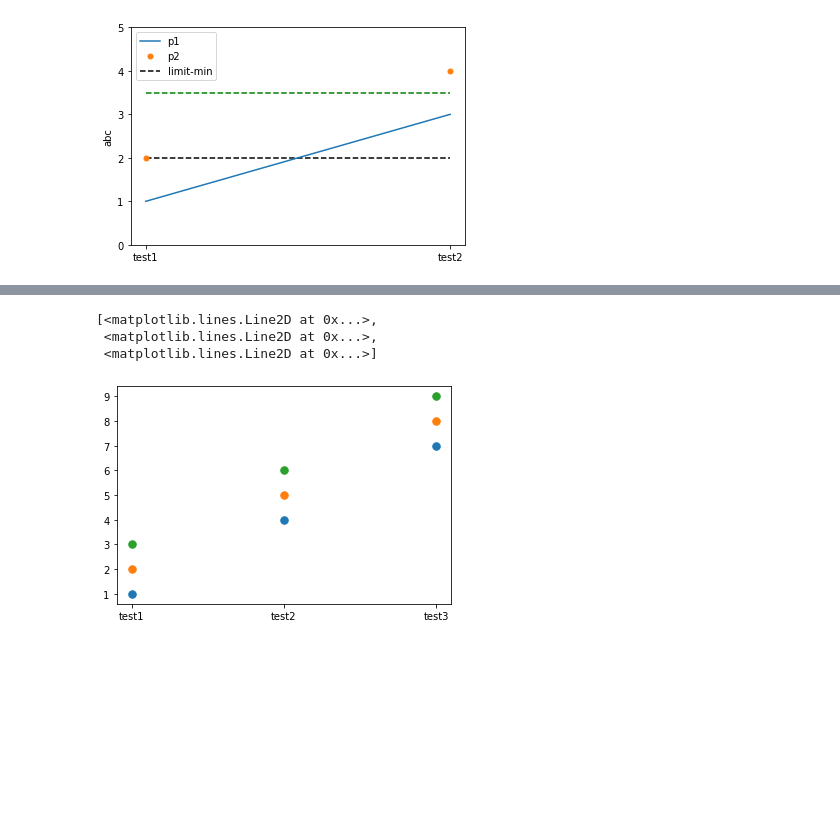
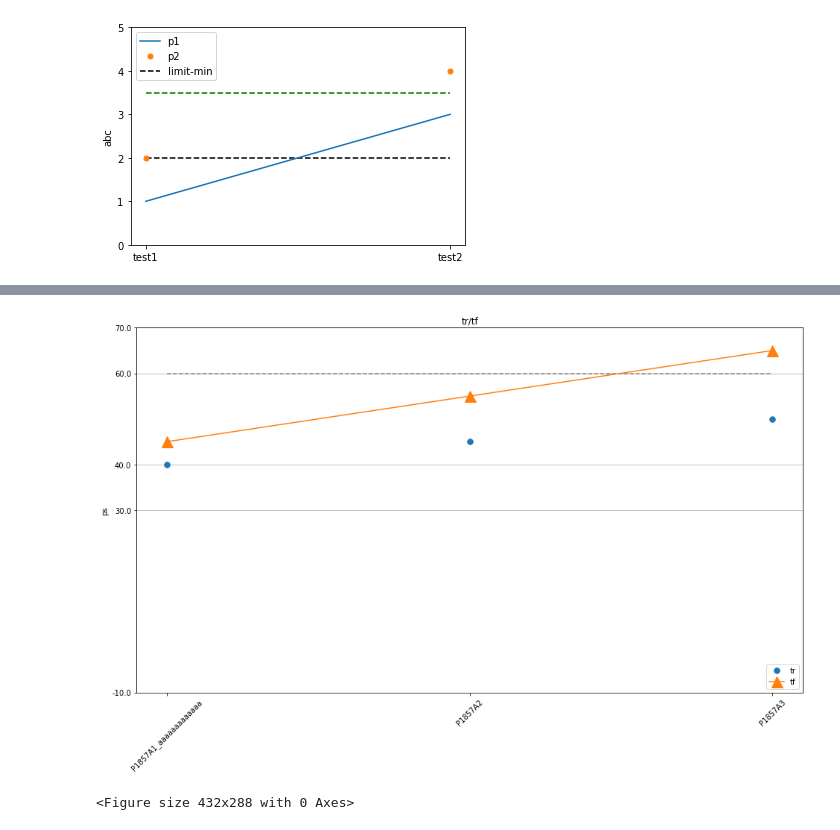
Before and after one commit to ri003074/Python3, a Jupyter notebook: src/matplotlib/matplotlib_summary.ipynb, the cells around one changed output, grey strips where cells are left out. Cells and saved outputs as stored; diff of their text form; code cells hidden in the pictures; blank space fills up the shorter version.

```diff
--- a/src/matplotlib/matplotlib_summary.ipynb
+++ b/src/matplotlib/matplotlib_summary.ipynb
@@ -88,6 +88,11 @@ ax.legend()
 <matplotlib.legend.Legend at 0x...>
 [figure]
 # %%
-data = [{"p1": 1, "p2": 2, "p3": 3}, {"p1": 4, "p2": 5, "p3": 6}, {"p1": 7, "p2": 8, "p3": 9}]
+data = [
+    {"pin": "P1857A1_aaaaaaaaaaaaa", "tr": 40, "tf": 45},
+    {"pin": "P1857A2", "tr": 45, "tf": 55},
+    {"pin": "P1857A3", "tr": 50, "tf": 65},
+]
 
-df = pd.DataFrame(data, index=["test1", "test2", "test3"])
+df = pd.DataFrame(data)
+df = df.set_index("pin")
@@ -94,9 +107,30 @@ df = pd.DataFrame(data, index=["test1", "test2", "test3"])
 # %%
-fig = plt.figure()
+fig = plt.figure(figsize=(16, 9))
 ax = fig.add_subplot(1, 1, 1)
-ax.plot(df, label="p1", linestyle="", marker=".", markersize=15)
+ax.plot(df["tr"], label="tr", linestyle="", marker=".", markersize=15)
+ax.plot(df["tf"], label="tf", linestyle="-", marker="^", markersize=15)
+ax.set_ylim(-10, 70)
+
+ax.set_ylabel("ps")
+ax.set_title("tr/tf")
+ax.set_yticks([-10, 30, 40, 60, 70])
+ax.legend(loc="lower right")
+ax.hlines(
+    y=[60],
+    xmin=0,
+    xmax=2,
+    linestyles={"dashed"},
+    colors=["gray", "green"],
+    label="limit-min",
+)
+ax.grid(axis="y")
+ax.yaxis.set_major_formatter(plt.FormatStrFormatter("%.1f"))
+# ax.set_xticklabels(df.index.values,rotation=45, ha="center")
+ax.tick_params(axis="x", rotation=45)
+# fig.subplots_adjust(bottom=0.2)
+# ax.minorticks_on()
+plt.show()
+plt.savefig("a.png")
 # %% [output]
+[figure, new version]
-[<matplotlib.lines.Line2D at 0x...>,
- <matplotlib.lines.Line2D at 0x...>,
- <matplotlib.lines.Line2D at 0x...>]
+<Figure size 432x288 with 0 Axes>
-[figure, old version]
```
Also changed, not shown: parts of 4 cells of this notebook, 1 other file.
